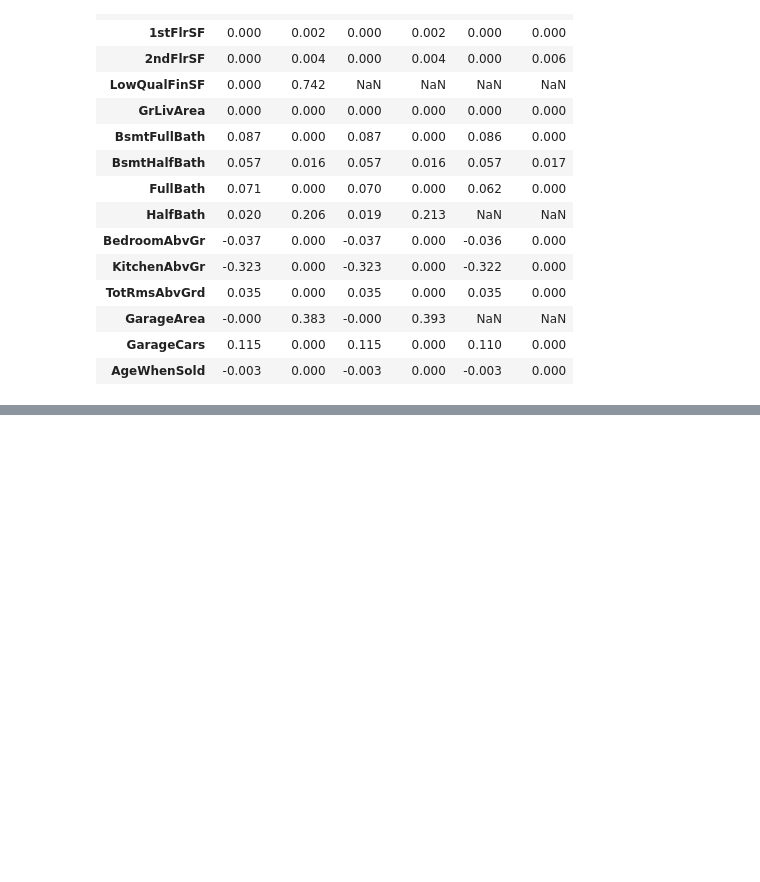
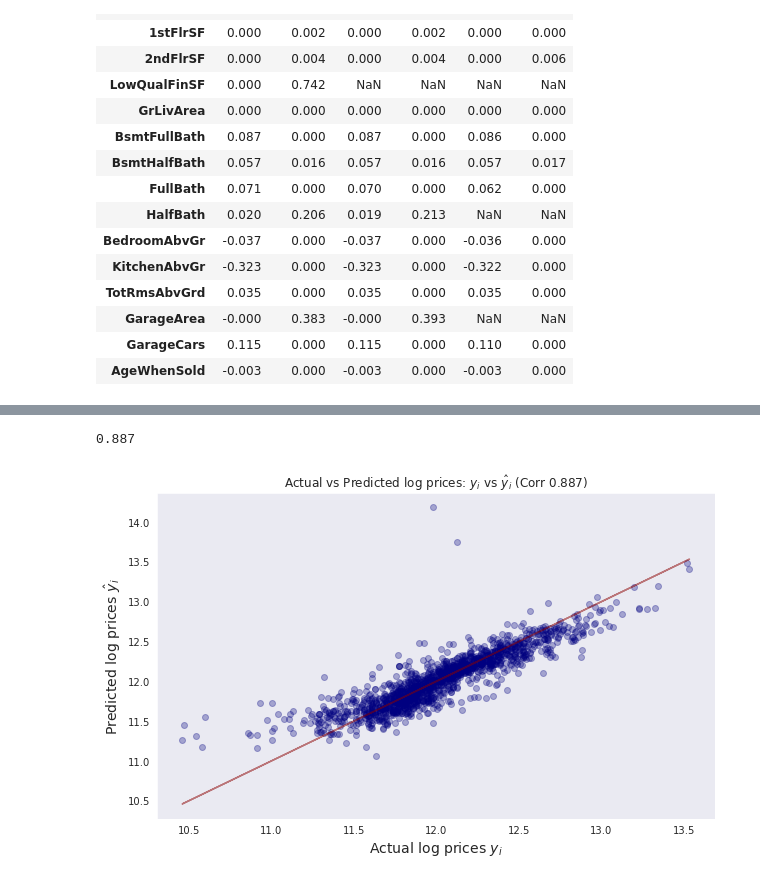
Before and after one commit to blue-santa/ames-housing, a Jupyter notebook: A_Multivariable_Study_of_the_Ames_Housing_Dataset.ipynb, the cells around one changed output, grey strips where cells are left out. Cells and saved outputs as stored; diff of their text form; code cells hidden in the pictures; blank space fills up the shorter version.

```diff
--- a/A_Multivariable_Study_of_the_Ames_Housing_Dataset.ipynb
+++ b/A_Multivariable_Study_of_the_Ames_Housing_Dataset.ipynb
@@ -1154,0 +1232,12 @@ pd.concat(frames, axis=1)
+# %%
+# Using Statsmodel API
+
+X_incl_const = sm.add_constant(X_train)
+model = sm.OLS(y_train, X_incl_const)
+results = model.fit()
+
+residuals = y_train - results.fittedvalues
+
+display(len(residuals))
+print(' ')
+display(results.resid)
@@ -1154,0 +1258,16 @@ pd.concat(frames, axis=1)
+# %%
+# Graph of Log Actual vs Resid
+corr = round(y_train.corr(results.fittedvalues), 3)
+display(corr)
+
+plt.figure(figsize=(10,6))
+
+plt.scatter(x=y_train, y=results.fittedvalues, c='navy', alpha=0.3)
+plt.xlabel('Actual log prices $y _i$', fontsize=14)
+plt.ylabel('Predicted log prices $\hat y _i$', fontsize=14)
+plt.title(f'Actual vs Predicted log prices: $y _i$ vs $\hat y _i$ (Corr {corr})')
+plt.plot(y_train, y_train, alpha=0.5, color='darkred')
+plt.show()
+# %% [output]
+0.887
+[figure, added]
```
Also changed, not shown: parts of 11 cells of this notebook, 1 other file.
